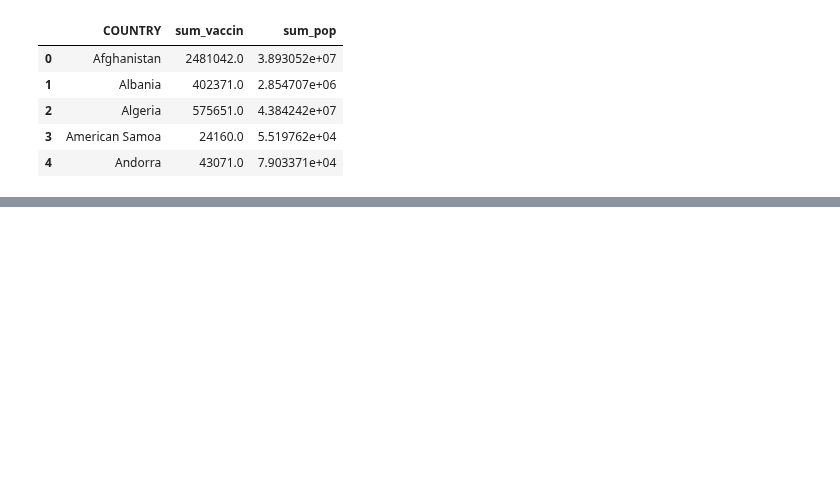
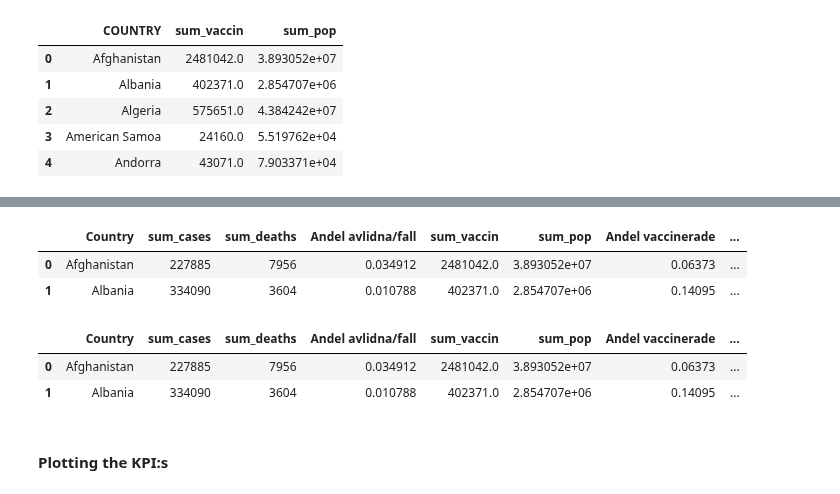
Before and after one commit to yomo001/databehandling-YOUNIS-MOUSSAVI, a Jupyter notebook: Laboration/lab1_uppgift4.ipynb, the cells around one changed output, grey strips where cells are left out. Cells and saved outputs as stored; diff of their text form; code cells hidden in the pictures; blank space fills up the shorter version.

```diff
--- a/Laboration/lab1_uppgift4.ipynb
+++ b/Laboration/lab1_uppgift4.ipynb
@@ -247,0 +133,4 @@ fig.update_layout(mapbox_style="open-street-map")
+# %%
+#Adding latitude and longitude to merged_data from country_coordinates.csv
+country_coordinates = pd.read_csv("data\\country_coordinates.csv")
+country_coordinates.head()
@@ -247,0 +144,9 @@ fig.update_layout(mapbox_style="open-street-map")
+# %%
+# Adding latitude and longitude to final_df by merging
+final_df = pd.merge(final_df, country_coordinates, left_on='Country', right_on='country')
+# %%
+final_df.head(2)
+# %% [output]
+|  | Country | sum_cases | sum_deaths | Andel avlidna/fall | sum_vaccin | sum_pop | Andel vaccinerade | ... |
+| 0 | Afghanistan | 227885 | 7956 | 0.034912 | 2481042.0 | 3.893052e+07 | 0.06373 | ... |
+| 1 | Albania | 334090 | 3604 | 0.010788 | 402371.0 | 2.854707e+06 | 0.14095 | ... |
@@ -247,0 +159,8 @@ fig.update_layout(mapbox_style="open-street-map")
+# %%
+final_df.head(2)
+# %% [output]
+|  | Country | sum_cases | sum_deaths | Andel avlidna/fall | sum_vaccin | sum_pop | Andel vaccinerade | ... |
+| 0 | Afghanistan | 227885 | 7956 | 0.034912 | 2481042.0 | 3.893052e+07 | 0.06373 | ... |
+| 1 | Albania | 334090 | 3604 | 0.010788 | 402371.0 | 2.854707e+06 | 0.14095 | ... |
+# %% [markdown]
+#### Plotting the KPI:s
```
Also changed, not shown: parts of 51 cells of this notebook.
